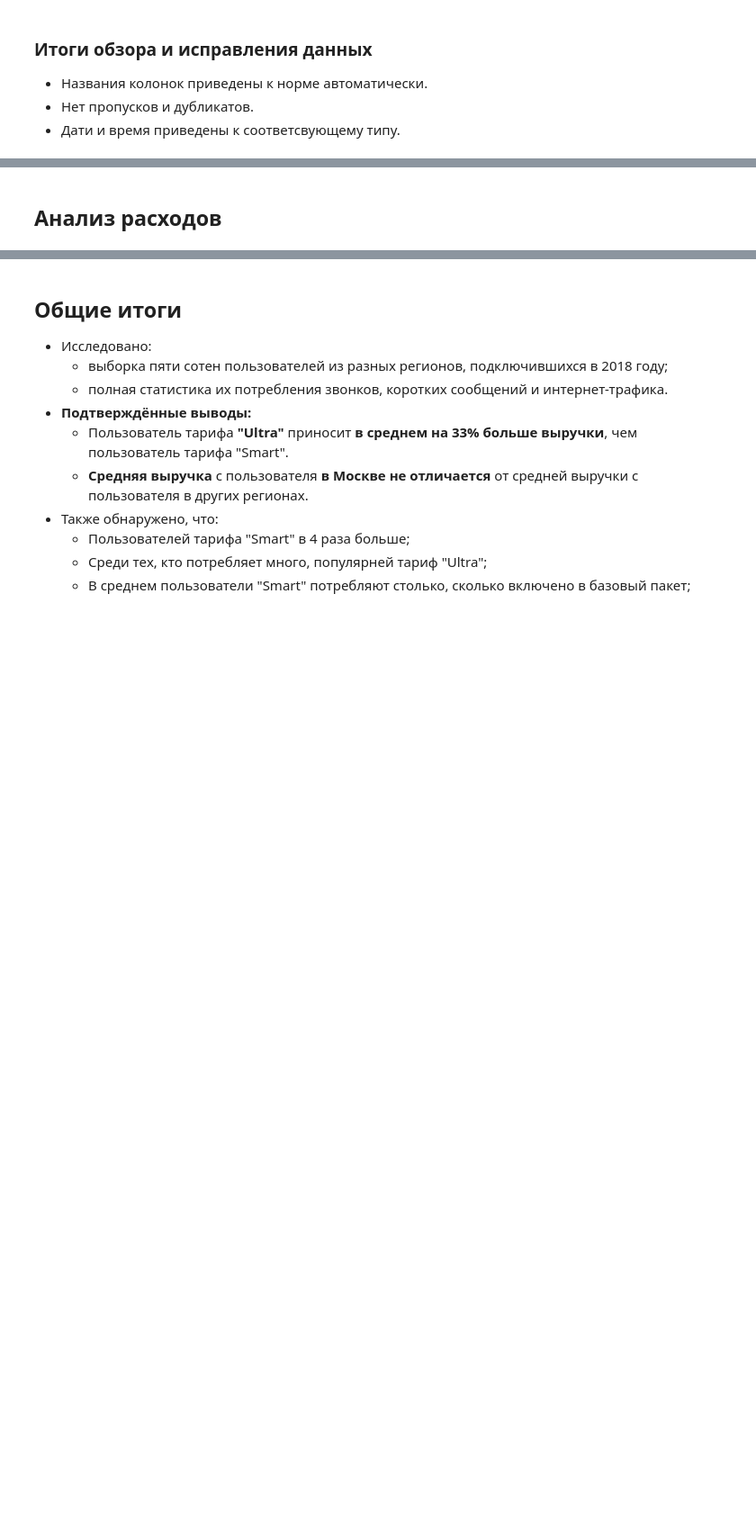
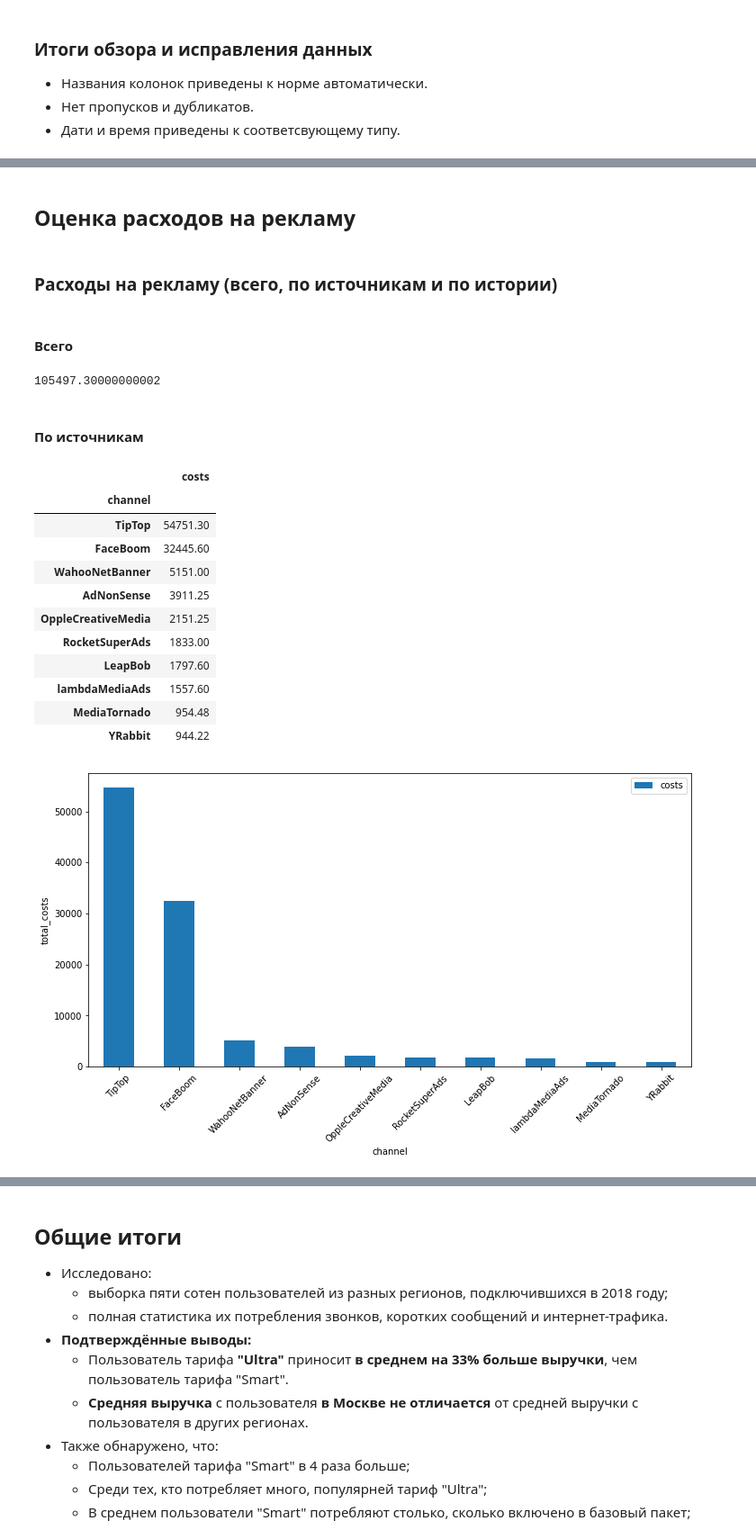
Before and after one commit to okeangel/da_portfolio, a Jupyter notebook: portfolio/week_14_marketing.ipynb, the cells around one changed output, grey strips where cells are left out. Shown at 90% size. Drawn from its saved outputs; the diff is of its cells as text; code cells hidden in the pictures; blank space fills up the shorter version.

```diff
--- a/portfolio/week_14_marketing.ipynb
+++ b/portfolio/week_14_marketing.ipynb
@@ -472,2 +1094,39 @@ memory usage: 42.3+ KB
 # %% [markdown]
-## Анализ расходов
+## Оценка расходов на рекламу
+# %% [markdown]
+### Расходы на рекламу (всего, по источникам и по истории)
+# %% [markdown]
+#### Всего
+# %%
+total_costs = costs['costs'].sum()
+total_costs
+# %% [output]
+105497.30000000002
+# %% [markdown]
+#### По источникам
+# %%
+channel_costs = (
+    costs.groupby('channel')
+    .agg({'costs': 'sum'})
+    .sort_values('costs', ascending=False)
+)
+display(channel_costs)
+
+channel_costs.plot.bar(figsize=FIGSIZE,
+                       ylabel='total_costs',
+                       rot=45)
+plt.show()
+# %% [output]
+|  | costs |
+| channel |  |
+| TipTop | 54751.30 |
+| FaceBoom | 32445.60 |
+| WahooNetBanner | 5151.00 |
+| AdNonSense | 3911.25 |
+| OppleCreativeMedia | 2151.25 |
+| RocketSuperAds | 1833.00 |
+| LeapBob | 1797.60 |
+| lambdaMediaAds | 1557.60 |
+| MediaTornado | 954.48 |
+| YRabbit | 944.22 |
+[figure, added]
```
Also changed, not shown: parts of 54 cells of this notebook, 2 other files.
